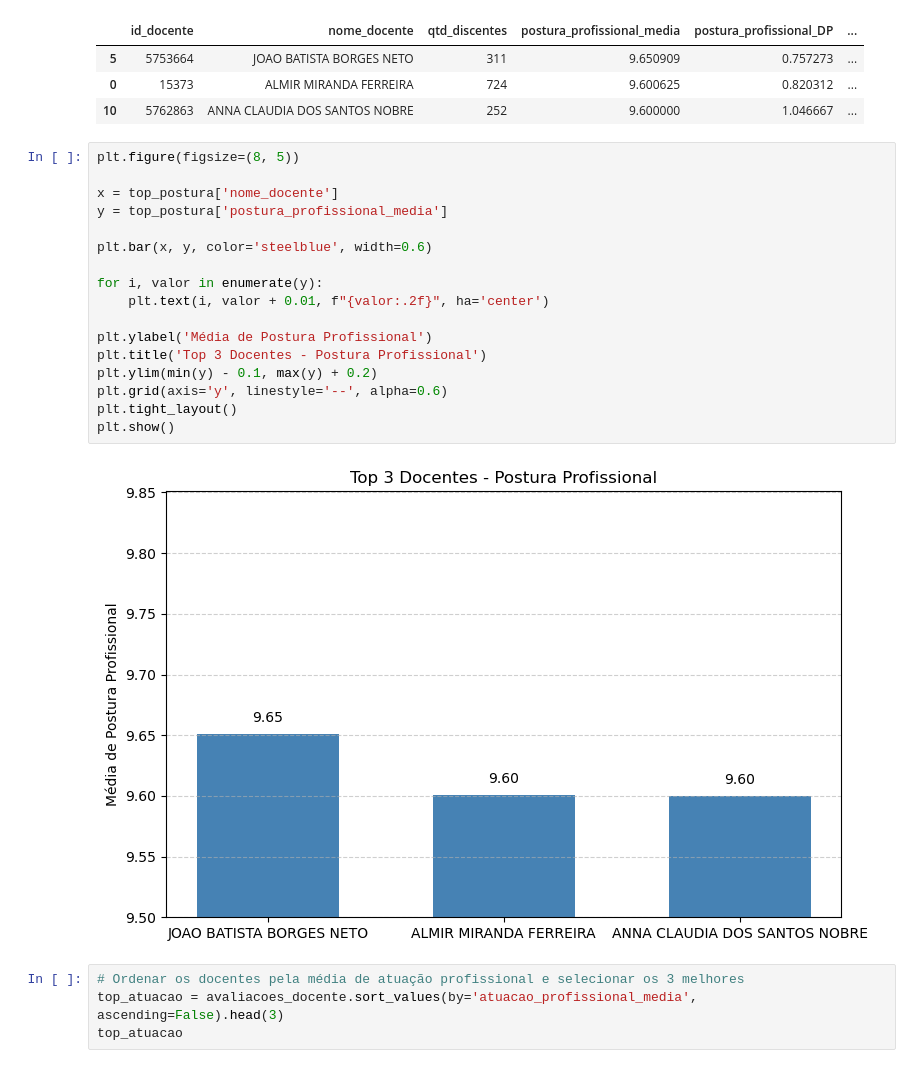
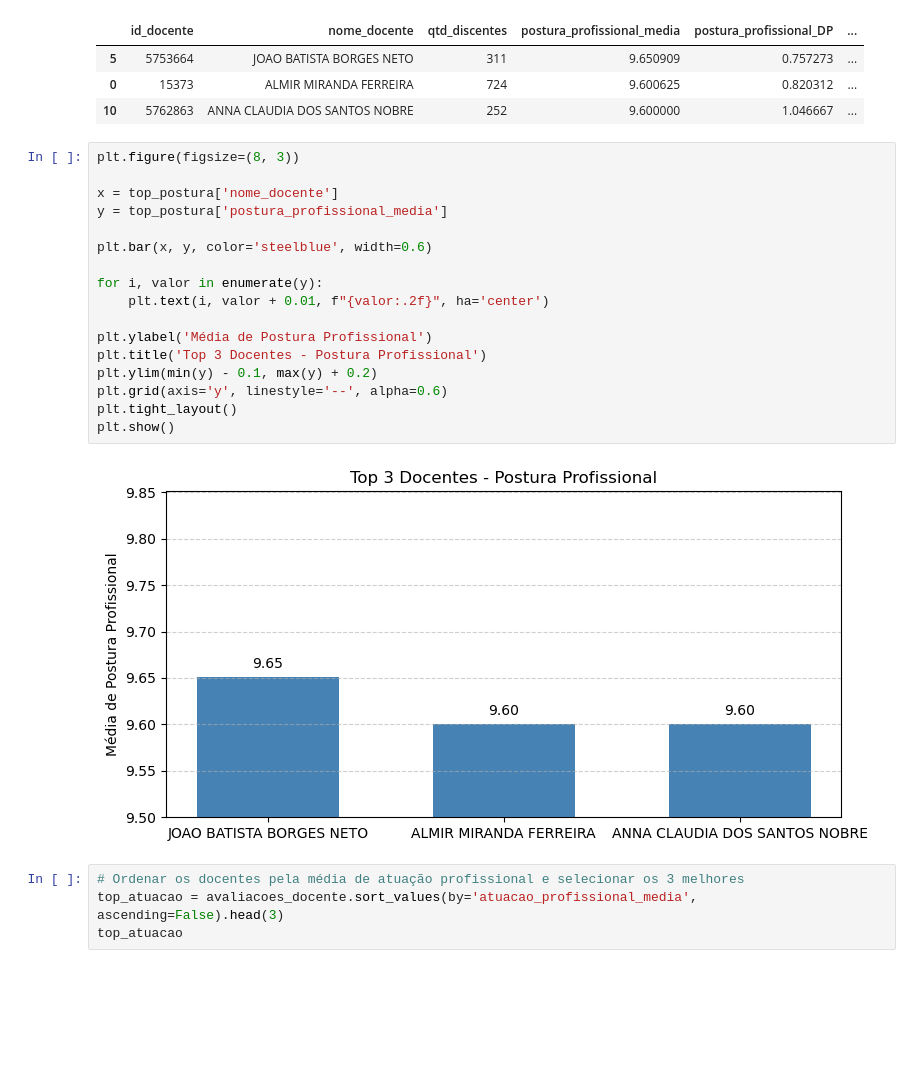
Before and after one commit to mtzdantas/analise-ceres, a Jupyter notebook: scripts/analysis/top_docentes.ipynb, the cells around one changed output. Cells and saved outputs as stored; diff of their text form; blank space fills up the shorter version.

```diff
--- a/scripts/analysis/top_docentes.ipynb
+++ b/scripts/analysis/top_docentes.ipynb
@@ -40,24 +40,24 @@ top_postura
 | 0 | 15373 | ALMIR MIRANDA FERREIRA | 724 | 9.600625 | 0.820312 | ... |
 | 10 | 5762863 | ANNA CLAUDIA DOS SANTOS NOBRE | 252 | 9.600000 | 1.046667 | ... |
 # %%
-plt.figure(figsize=(8, 5))
+plt.figure(figsize=(8, 3))
 
 x = top_postura['nome_docente']
 y = top_postura['postura_profissional_media']
 
 plt.bar(x, y, color='steelblue', width=0.6)
 
 for i, valor in enumerate(y):
     plt.text(i, valor + 0.01, f"{valor:.2f}", ha='center')
 
 plt.ylabel('Média de Postura Profissional')
 plt.title('Top 3 Docentes - Postura Profissional')
 plt.ylim(min(y) - 0.1, max(y) + 0.2)
 plt.grid(axis='y', linestyle='--', alpha=0.6)
 plt.tight_layout()
 plt.show()
 # %% [output]
-[figure, old version]
+[figure, new version]
 # %%
 # Ordenar os docentes pela média de atuação profissional e selecionar os 3 melhores
 top_atuacao = avaliacoes_docente.sort_values(by='atuacao_profissional_media', ascending=False).head(3)
```
